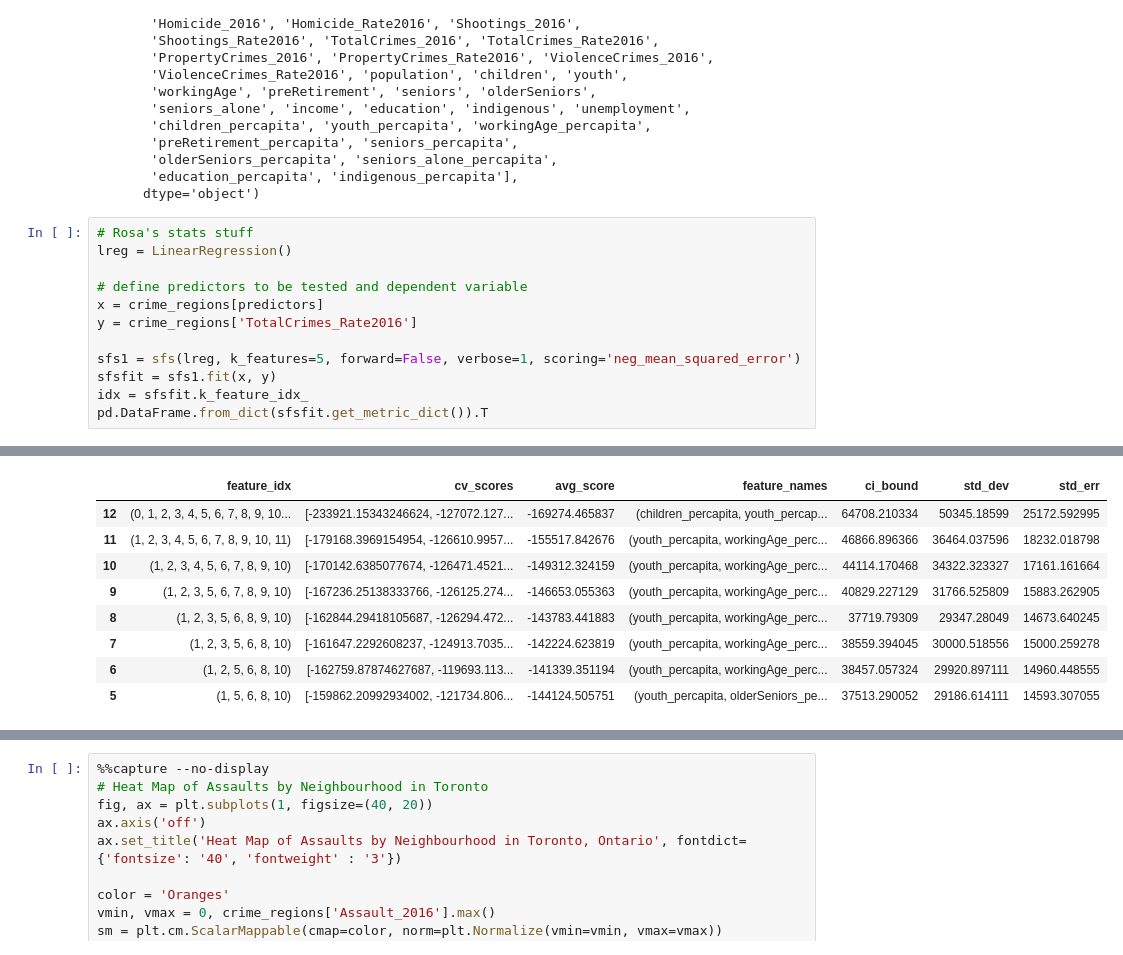
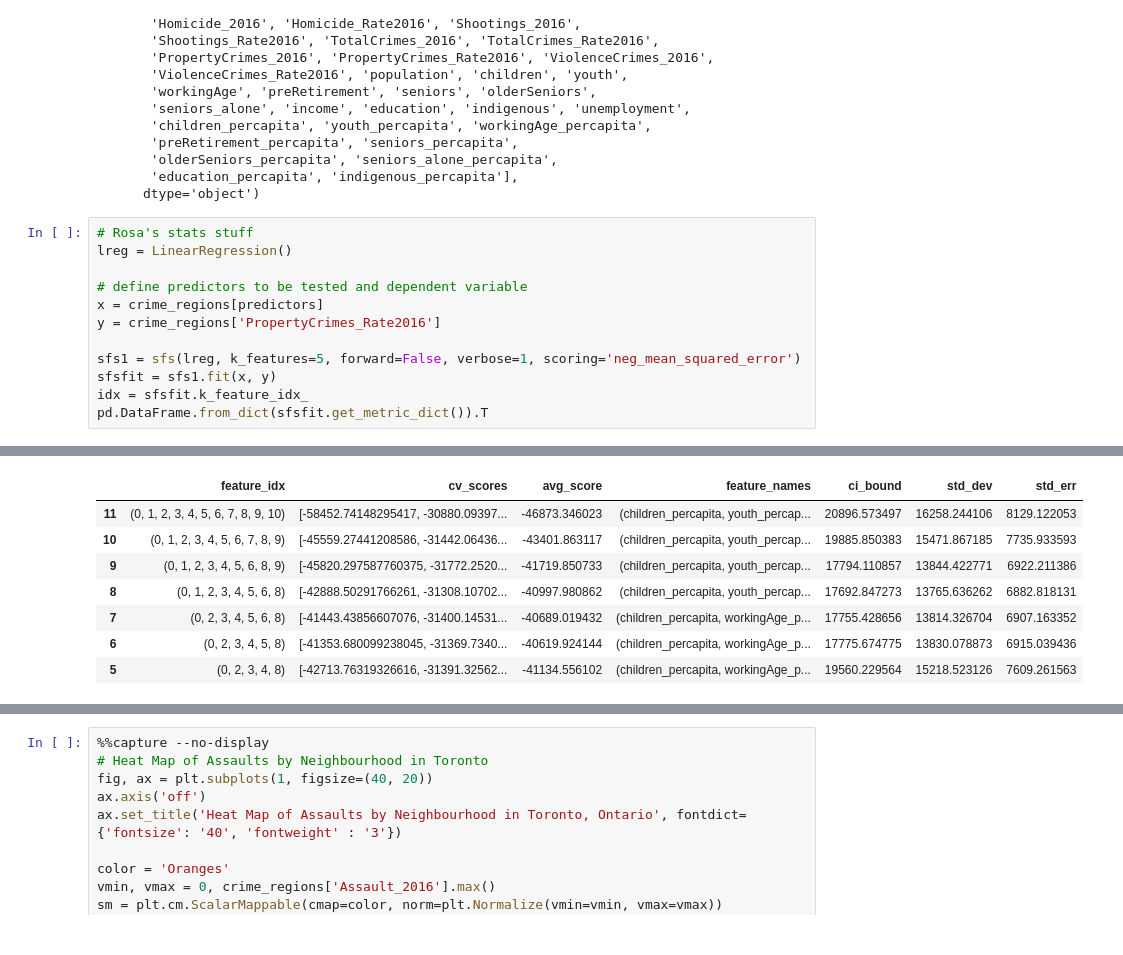
Before and after one commit to BigDru/3250_datascience_project, a Jupyter notebook: Team Project - Group 4 - final.ipynb, the cells around one changed output, grey strips where cells are left out. Saved outputs shown, nothing was run; the diff lists cells and outputs as text.

```diff
--- a/Team Project - Group 4 - final.ipynb
+++ b/Team Project - Group 4 - final.ipynb
@@ -176,7 +176,7 @@ lreg = LinearRegression()
 
 # define predictors to be tested and dependent variable
 x = crime_regions[predictors]
-y = crime_regions['TotalCrimes_Rate2016']
+y = crime_regions['PropertyCrimes_Rate2016']
 
 sfs1 = sfs(lreg, k_features=5, forward=False, verbose=1, scoring='neg_mean_squared_error')
 sfsfit = sfs1.fit(x, y)
@@ -194,16 +192,15 @@ Features: 9/5[Parallel(n_jobs=1)]: Using backend SequentialBackend with 1 concur
 Features: 8/5[Parallel(n_jobs=1)]: Using backend SequentialBackend with 1 concurrent workers.
 [Parallel(n_jobs=1)]: Done   8 out of   8 | elapsed:    0.1s finished
 Features: 7/5[Parallel(n_jobs=1)]: Using backend SequentialBackend with 1 concurrent workers.
 [Parallel(n_jobs=1)]: Done   7 out of   7 | elapsed:    0.1s finished
 Features: 6/5[Parallel(n_jobs=1)]: Using backend SequentialBackend with 1 concurrent workers.
 [Parallel(n_jobs=1)]: Done   6 out of   6 | elapsed:    0.1s finished
 Features: 5/5
 |  | feature_idx | cv_scores | avg_score | feature_names | ci_bound | std_dev | std_err |
-| 12 | (0, 1, 2, 3, 4, 5, 6, 7, 8, 9, 10... | [-233921.15343246624, -127072.127... | -169274.465837 | (children_percapita, youth_percap... | 64708.210334 | 50345.18599 | 25172.592995 |
-| 11 | (1, 2, 3, 4, 5, 6, 7, 8, 9, 10, 11) | [-179168.3969154954, -126610.9957... | -155517.842676 | (youth_percapita, workingAge_perc... | 46866.896366 | 36464.037596 | 18232.018798 |
-| 10 | (1, 2, 3, 4, 5, 6, 7, 8, 9, 10) | [-170142.6385077674, -126471.4521... | -149312.324159 | (youth_percapita, workingAge_perc... | 44114.170468 | 34322.323327 | 17161.161664 |
-| 9 | (1, 2, 3, 5, 6, 7, 8, 9, 10) | [-167236.25138333766, -126125.274... | -146653.055363 | (youth_percapita, workingAge_perc... | 40829.227129 | 31766.525809 | 15883.262905 |
-| 8 | (1, 2, 3, 5, 6, 8, 9, 10) | [-162844.29418105687, -126294.472... | -143783.441883 | (youth_percapita, workingAge_perc... | 37719.79309 | 29347.28049 | 14673.640245 |
-| 7 | (1, 2, 3, 5, 6, 8, 10) | [-161647.2292608237, -124913.7035... | -142224.623819 | (youth_percapita, workingAge_perc... | 38559.394045 | 30000.518556 | 15000.259278 |
-| 6 | (1, 2, 5, 6, 8, 10) | [-162759.87874627687, -119693.113... | -141339.351194 | (youth_percapita, workingAge_perc... | 38457.057324 | 29920.897111 | 14960.448555 |
-| 5 | (1, 5, 6, 8, 10) | [-159862.20992934002, -121734.806... | -144124.505751 | (youth_percapita, olderSeniors_pe... | 37513.290052 | 29186.614111 | 14593.307055 |
+| 11 | (0, 1, 2, 3, 4, 5, 6, 7, 8, 9, 10) | [-58452.74148295417, -30880.09397... | -46873.346023 | (children_percapita, youth_percap... | 20896.573497 | 16258.244106 | 8129.122053 |
+| 10 | (0, 1, 2, 3, 4, 5, 6, 7, 8, 9) | [-45559.27441208586, -31442.06436... | -43401.863117 | (children_percapita, youth_percap... | 19885.850383 | 15471.867185 | 7735.933593 |
+| 9 | (0, 1, 2, 3, 4, 5, 6, 8, 9) | [-45820.297587760375, -31772.2520... | -41719.850733 | (children_percapita, youth_percap... | 17794.110857 | 13844.422771 | 6922.211386 |
+| 8 | (0, 1, 2, 3, 4, 5, 6, 8) | [-42888.50291766261, -31308.10702... | -40997.980862 | (children_percapita, youth_percap... | 17692.847273 | 13765.636262 | 6882.818131 |
+| 7 | (0, 2, 3, 4, 5, 6, 8) | [-41443.43856607076, -31400.14531... | -40689.019432 | (children_percapita, workingAge_p... | 17755.428656 | 13814.326704 | 6907.163352 |
+| 6 | (0, 2, 3, 4, 5, 8) | [-41353.680099238045, -31369.7340... | -40619.924144 | (children_percapita, workingAge_p... | 17775.674775 | 13830.078873 | 6915.039436 |
+| 5 | (0, 2, 3, 4, 8) | [-42713.76319326616, -31391.32562... | -41134.556102 | (children_percapita, workingAge_p... | 19560.229564 | 15218.523126 | 7609.261563 |
```
Also changed, not shown: parts of 5 cells of this notebook.
